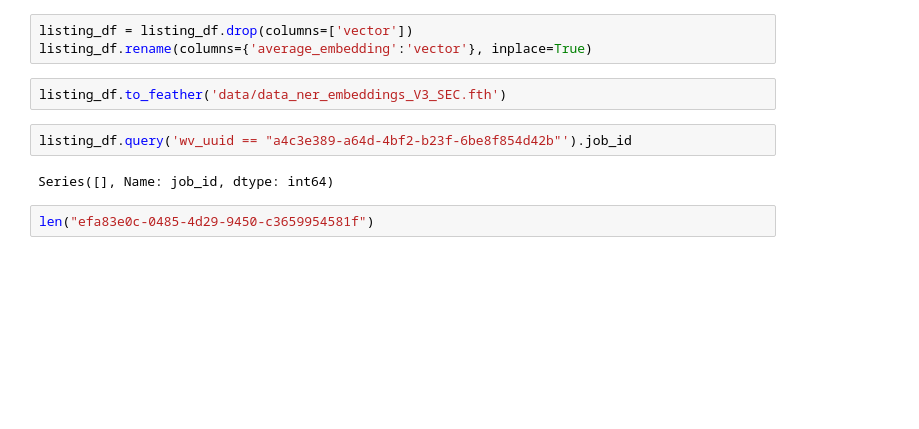
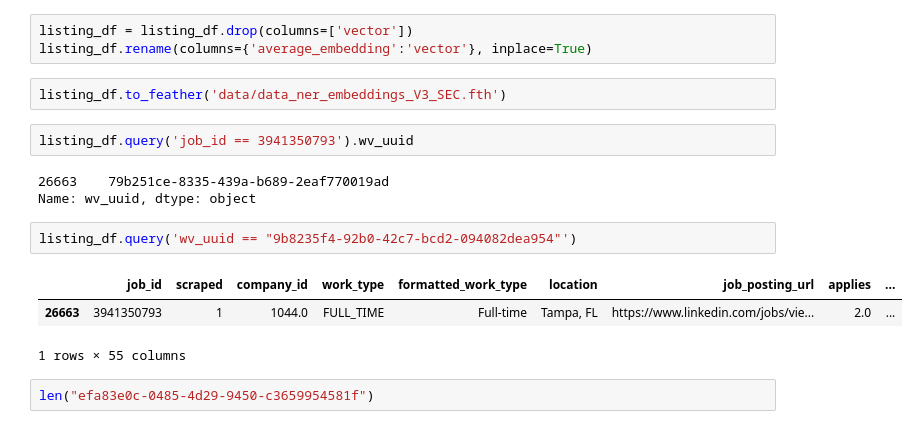
Before and after one commit to nickojelly/VectoredIn, a Jupyter notebook: hnsw_generation.ipynb, the cells around one changed output. Saved outputs shown, nothing was run; the diff lists cells and outputs as text; blank space fills up the shorter version.

```diff
--- a/hnsw_generation.ipynb
+++ b/hnsw_generation.ipynb
@@ -69,10 +69,17 @@ listing_df = listing_df.drop(columns=['vector'])
 listing_df.rename(columns={'average_embedding':'vector'}, inplace=True)
 # %%
 listing_df.to_feather('data/data_ner_embeddings_V3_SEC.fth')
-# %%
-listing_df.query('wv_uuid == "a4c3e389-a64d-4bf2-b23f-6be8f854d42b"').job_id
-# %% [output]
-Series([], Name: job_id, dtype: int64)
+# %%
+listing_df.query('job_id == 3941350793').wv_uuid
+# %% [output]
+26663    79b251ce-8335-439a-b689-2eaf770019ad
+Name: wv_uuid, dtype: object
+# %%
+listing_df.query('wv_uuid == "9b8235f4-92b0-42c7-bcd2-094082dea954"')
+# %% [output]
+|  | job_id | scraped | company_id | work_type | formatted_work_type | location | job_posting_url | applies | ... |
+| 26663 | 3941350793 | 1 | 1044.0 | FULL_TIME | Full-time | Tampa, FL | https://www.linkedin.com/jobs/vie... | 2.0 | ... |
+1 rows × 55 columns
 # %%
 len("efa83e0c-0485-4d29-9450-c3659954581f")
 # %% [output]
```
Also changed, not shown: parts of 8 cells of this notebook, 5 other files.
